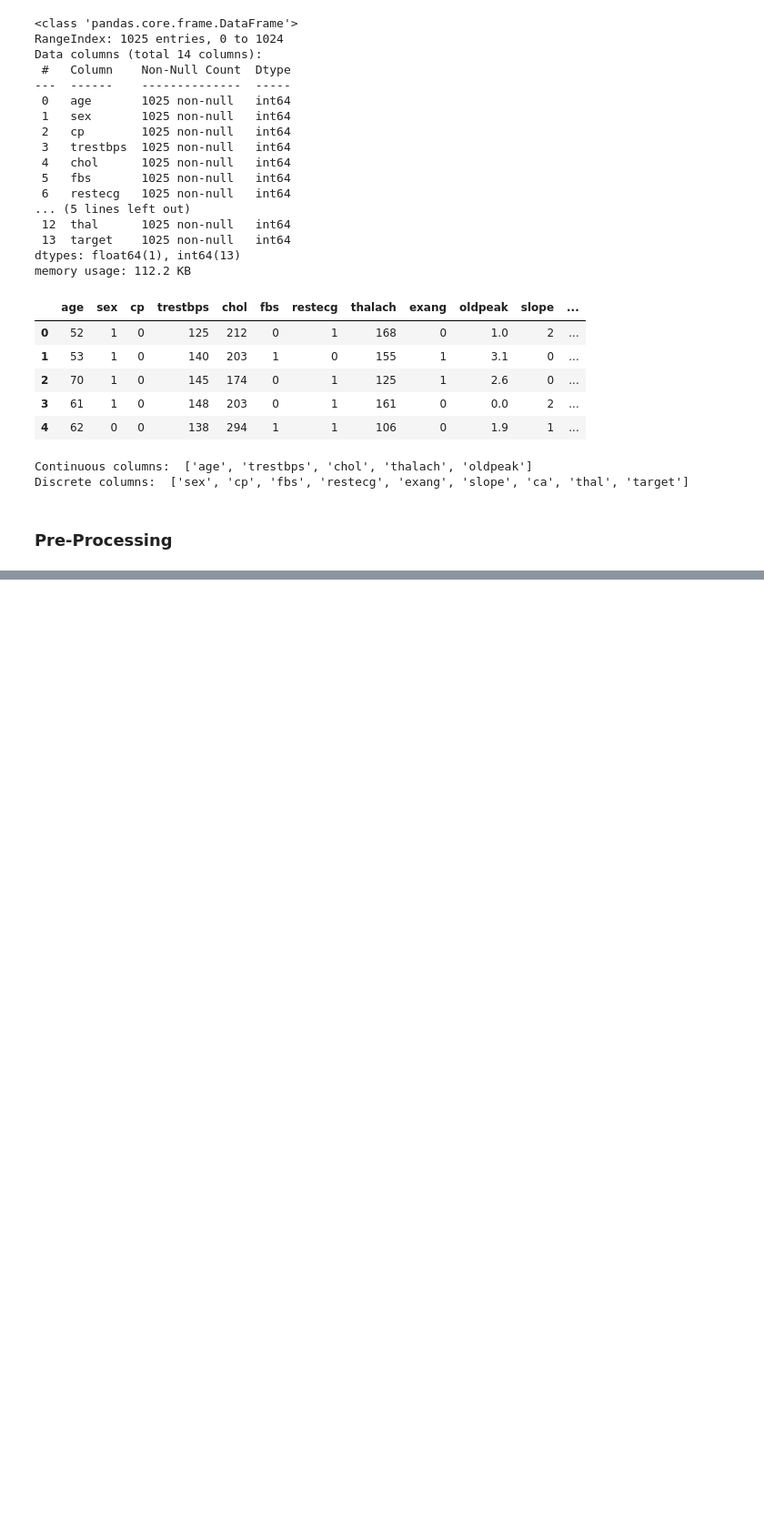
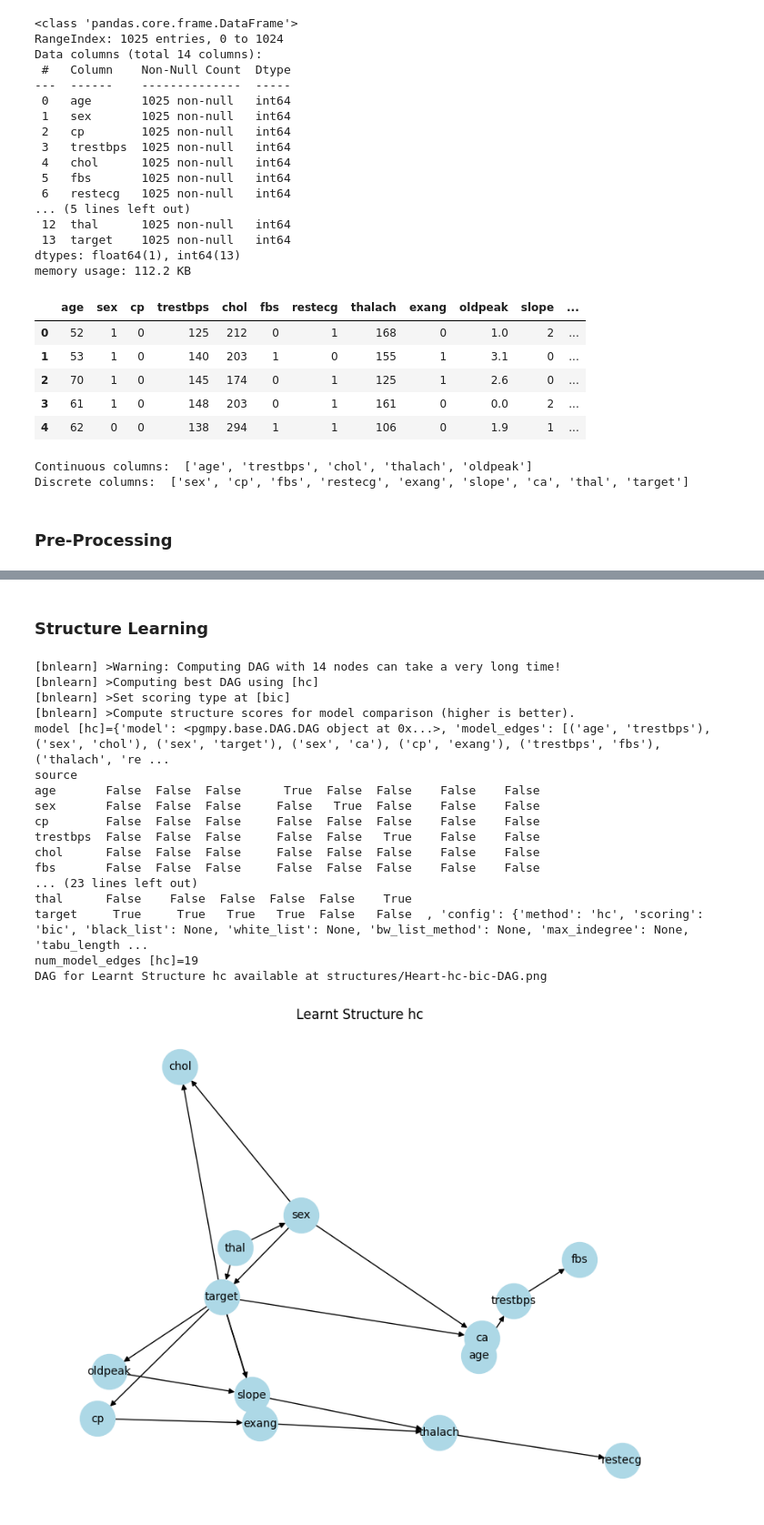
Before and after one commit to Angie-Zauner/AAI, a Jupyter notebook: main.ipynb, the cells around one changed output, grey strips where cells are left out. Shown at 91% size. Cells and saved outputs as stored; diff of their text form; code cells hidden in the pictures; blank space fills up the shorter version.

```diff
--- a/main.ipynb
+++ b/main.ipynb
@@ -90,0 +91,2 @@ NameError: name 'plot_distributions' is not defined
+# %% [markdown]
+### **Structure Learning**
@@ -90,0 +95,21 @@ NameError: name 'plot_distributions' is not defined
+# %%
+heart_structure = structure_learning(train_dheart, "hc", "bic", 2000000, dataset_name="Heart")
+# %% [output]
+[bnlearn] >Warning: Computing DAG with 14 nodes can take a very long time!
+[bnlearn] >Computing best DAG using [hc]
+[bnlearn] >Set scoring type at [bic]
+[bnlearn] >Compute structure scores for model comparison (higher is better).
+model [hc]={'model': <pgmpy.base.DAG.DAG object at 0x...>, 'model_edges': [('age', 'trestbps'), ('sex', 'chol'), ('sex', 'target'), ('sex', 'ca'), ('cp', 'exang'), ('trestbps', 'fbs'), ('thalach', 're ...
+source
+age       False  False  False      True  False  False    False    False
+sex       False  False  False     False   True  False    False    False
+cp        False  False  False     False  False  False    False    False
+trestbps  False  False  False     False  False   True    False    False
+chol      False  False  False     False  False  False    False    False
+fbs       False  False  False     False  False  False    False    False
+... (23 lines left out)
+thal      False    False  False  False  False    True
+target     True     True   True   True  False   False  , 'config': {'method': 'hc', 'scoring': 'bic', 'black_list': None, 'white_list': None, 'bw_list_method': None, 'max_indegree': None, 'tabu_length ...
+num_model_edges [hc]=19
+DAG for Learnt Structure hc available at structures/Heart-hc-bic-DAG.png
+[figure, added]
```
Also changed, not shown: parts of 2 cells of this notebook, 1 other file.
